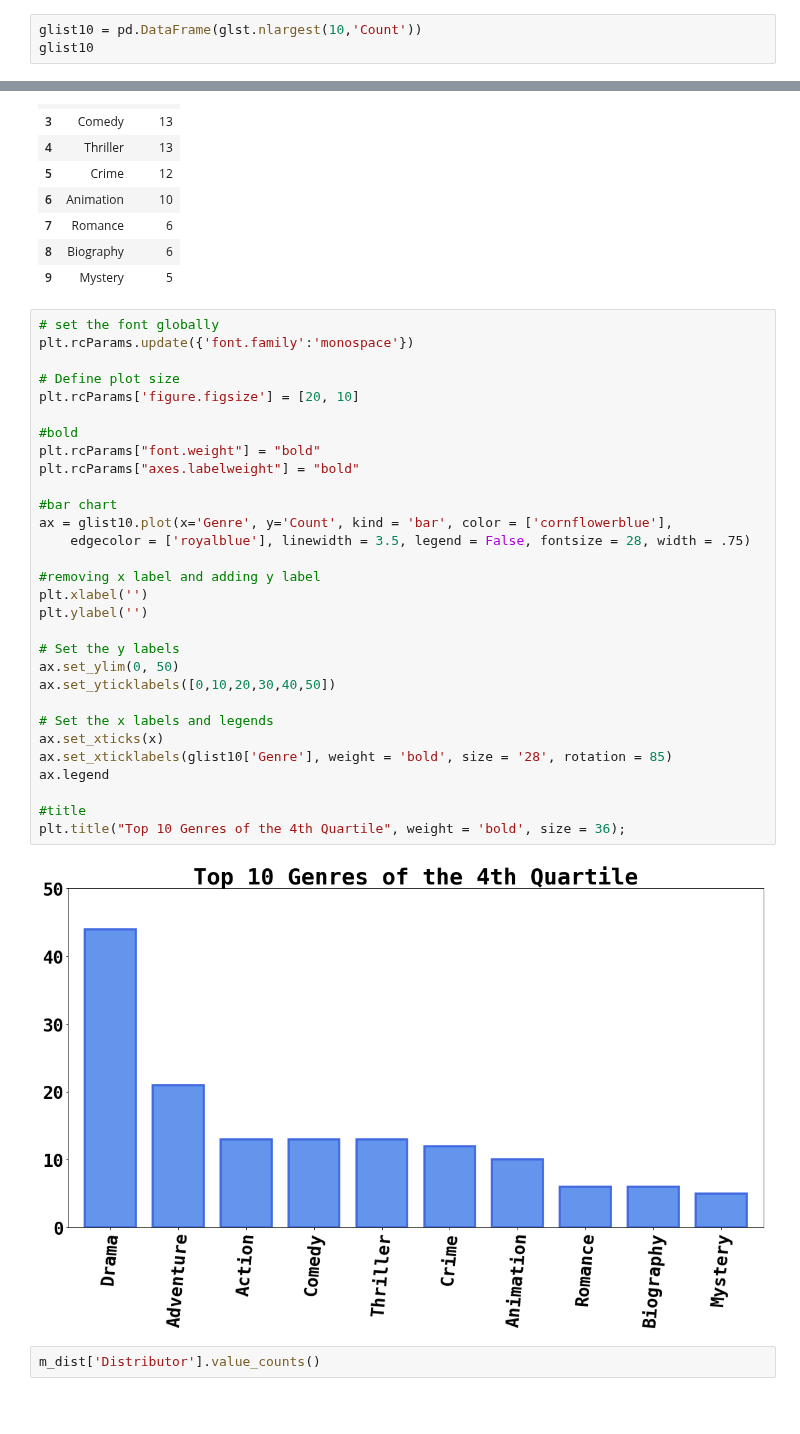
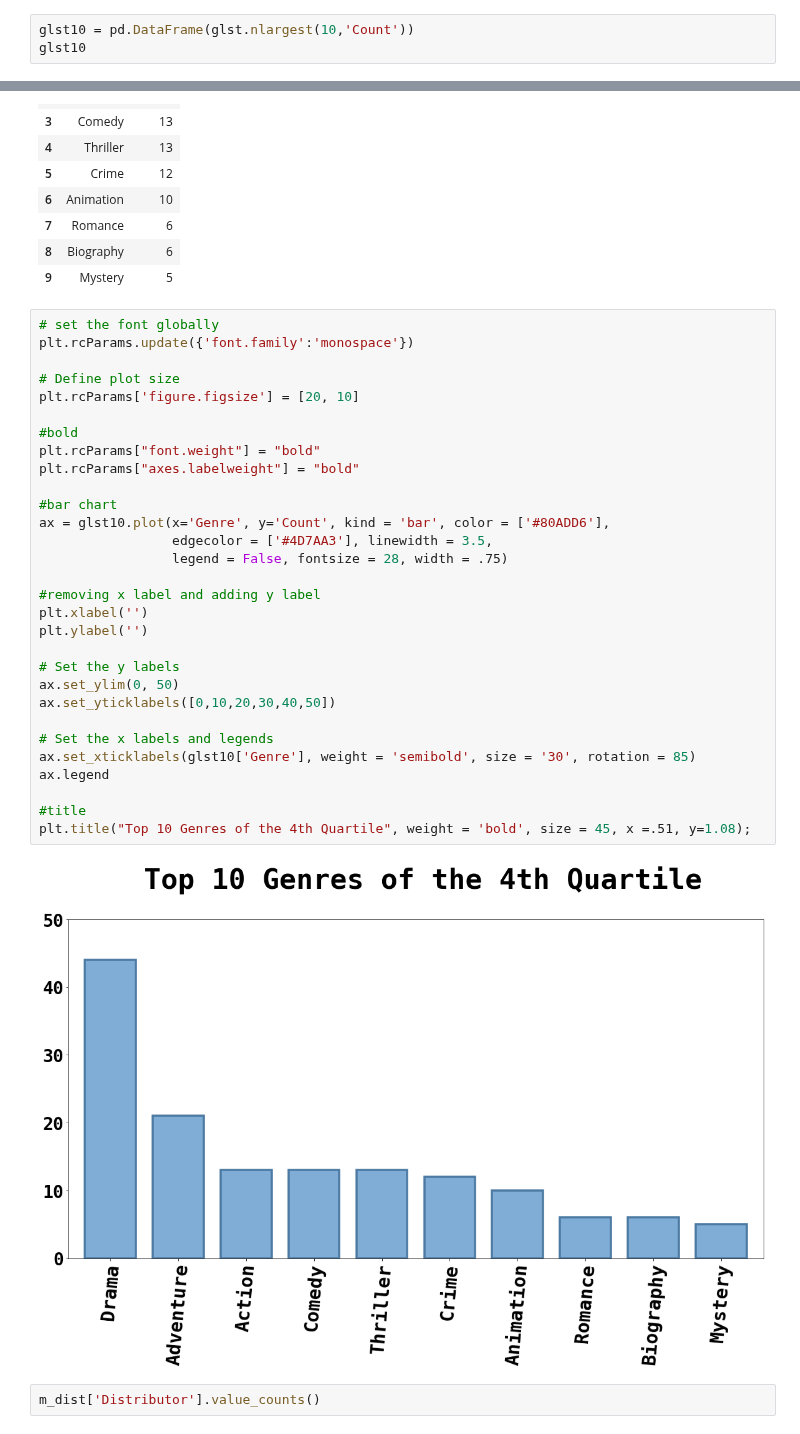
Before and after one commit to HannahSolima/Capstone, a Jupyter notebook: Notebooks/Analysis.ipynb, the cells around one changed output, grey strips where cells are left out. Cells and saved outputs as stored; diff of their text form; blank space fills up the shorter version.

```diff
--- a/Notebooks/Analysis.ipynb
+++ b/Notebooks/Analysis.ipynb
@@ -244,8 +245,8 @@ glst = pd.DataFrame(m_genre['Genre'].value_counts())
 glst.reset_index(inplace=True)
 glst = glst.rename(columns = {'index':'Genre','Genre':'Count'})
 # %%
-glist10 = pd.DataFrame(glst.nlargest(10,'Count'))
-glist10
+glst10 = pd.DataFrame(glst.nlargest(10,'Count'))
+glst10
 # %% [output]
 |  | Genre | Count |
 | 0 | Drama | 44 |
@@ -261,35 +262,35 @@ glist10
 # %%
 # set the font globally
 plt.rcParams.update({'font.family':'monospace'})
 
 # Define plot size
 plt.rcParams['figure.figsize'] = [20, 10]
 
 #bold
 plt.rcParams["font.weight"] = "bold"
 plt.rcParams["axes.labelweight"] = "bold"
 
 #bar chart
-ax = glist10.plot(x='Genre', y='Count', kind = 'bar', color = ['cornflowerblue'],
-    edgecolor = ['royalblue'], linewidth = 3.5, legend = False, fontsize = 28, width = .75)
+ax = glst10.plot(x='Genre', y='Count', kind = 'bar', color = ['#80ADD6'],
+                 edgecolor = ['#4D7AA3'], linewidth = 3.5,
+                 legend = False, fontsize = 28, width = .75)
 
 #removing x label and adding y label
 plt.xlabel('')
 plt.ylabel('')
 
 # Set the y labels
 ax.set_ylim(0, 50)
 ax.set_yticklabels([0,10,20,30,40,50])
 
 # Set the x labels and legends
-ax.set_xticks(x)
-ax.set_xticklabels(glist10['Genre'], weight = 'bold', size = '28', rotation = 85)
+ax.set_xticklabels(glst10['Genre'], weight = 'semibold', size = '30', rotation = 85)
 ax.legend
 
 #title
-plt.title("Top 10 Genres of the 4th Quartile", weight = 'bold', size = 36);
+plt.title("Top 10 Genres of the 4th Quartile", weight = 'bold', size = 45, x =.51, y=1.08);
 # %% [output]
-[figure, old version]
+[figure, new version]
 # %%
 m_dist['Distributor'].value_counts()
 # %% [output]
```
Also changed, not shown: parts of 27 cells of this notebook, 1 other file.
